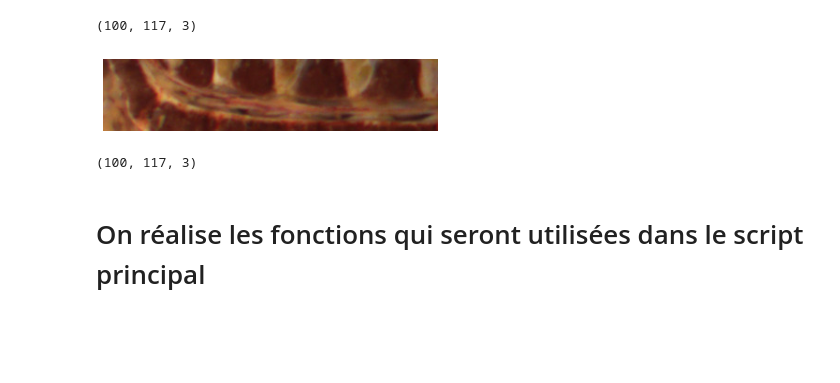
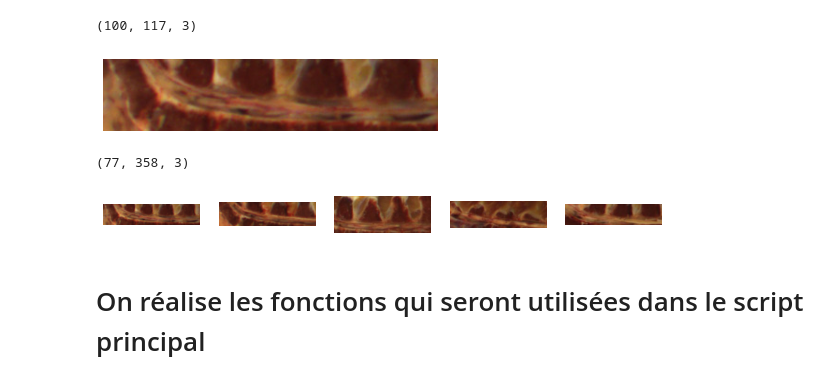
Before and after one commit to Unissia/AIA, a Jupyter notebook: Traitement_automatisé.ipynb, the cells around one changed output. Drawn from its saved outputs; the diff is of its cells as text; code cells hidden in the pictures; blank space fills up the shorter version.

Commit message:
Add files via upload
Mise à jour du fichier "traitement automatisé", apportant de nouvelles fonction permettant de tester de nouveaux formats d'images et apportant de nouvelles méthodes

```diff
--- a/Traitement_automatisé.ipynb
+++ b/Traitement_automatisé.ipynb
@@ -27,7 +29,7 @@ else:
 [figure]
 (100, 117, 3)
 # %%
-template_cotes = cv2.imread('./Motifs/motif_bas_1.png')
+template_cotes = cv2.imread('./Motifs/colonne/motif_bas_1.png')
 
 if template_cotes is None:
     print("Error: Could not read the image.")
@@ -37,9 +39,41 @@ else:
     plt.imshow(cv2.cvtColor(template_cotes, cv2.COLOR_BGR2RGB))
     plt.axis('off')
     plt.show()
-    print(template_nucleus.shape)
+    print(template_cotes.shape)
 # %% [output]
 [figure]
-(100, 117, 3)
+(77, 358, 3)
+# %%
+motif_directory = './Motifs/colonne/'
+
+# Initialisation de la liste des motifs
+liste_motifs = []
+
+# Parcours de tous les fichiers dans le répertoire de motifs
+for filename in os.listdir(motif_directory):
+    # Vérification de l'extension du fichier
+    if filename.endswith('.png'):
+        # Construction du chemin complet du motif
+        motif_path = os.path.join(motif_directory, filename)
+        # Lecture du motif
+        motif = cv2.imread(motif_path)
+        # Vérification si la lecture a réussi
+        if motif is not None:
+            # Ajout du motif à la liste
+            liste_motifs.append(motif)
+        else:
+            print(f"Error: Could not read the image {motif_path}")
+
+# Affichage de la liste des motifs
+num_motifs = len(liste_motifs)
+fig, axs = plt.subplots(1, num_motifs, figsize=(10, 5))
+
+for i, motif in enumerate(liste_motifs):
+    axs[i].imshow(cv2.cvtColor(motif, cv2.COLOR_BGR2RGB))
+    axs[i].axis('off')
+
+plt.show()
+# %% [output]
+[figure, added]
 # %% [markdown]
 # On réalise les fonctions qui seront utilisées dans le script principal
```
Also changed, not shown: parts of 34 cells of this notebook.
